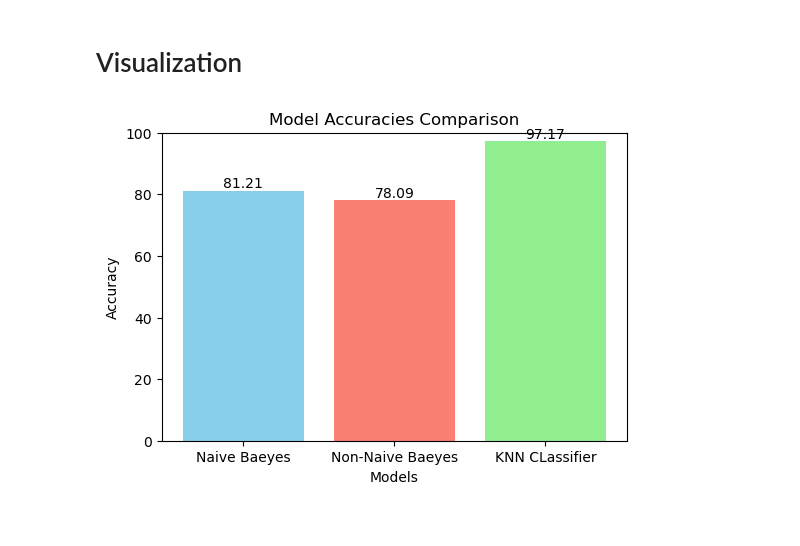
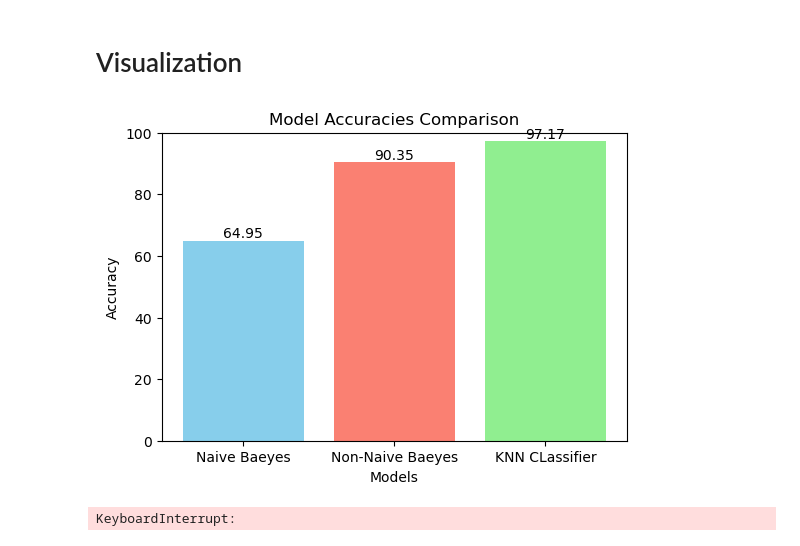
Before and after one commit to AnjaliMizJ/Data-Science-Project, a Jupyter notebook: MNIST/MNIST_Project.ipynb, the cells around one changed output. Cells and saved outputs as stored; diff of their text form; code cells hidden in the pictures.

```diff
--- a/MNIST/MNIST_Project.ipynb
+++ b/MNIST/MNIST_Project.ipynb
@@ -61,4 +63,5 @@ X.shape
 # %% [output]
 (60000, 784)
 # %%
-X
+# Scaling the dataset using min-max function : X = (Xi - Xmin)/(Xmax - Xmin)
+X = X/255
@@ -120,7 +119,7 @@ from scipy.stats import multivariate_normal as mvn
 # %%
 class GaussNB():
 
-    def fit(self, X, y, epsilon = 6e2):
+    def fit(self, X, y, epsilon = 1e-2):
         self.likelihoods = dict()
         self.priors = dict()
         self.K =set(y.astype(int))
@@ -268,20 +267,20 @@ accuracy(y_test,y_hat_test)
 # Visualization
 # %%
 model_names = ['Naive Baeyes', 'Non-Naive Baeyes', 'KNN CLassifier']
-accuracies = [81.21, 78.09, 97.17]  # Replace with actual accuracies
+accuracies = [64.95, 90.35, 97.17]  # Replace with actual accuracies
 
 # Plotting
 plt.figure(figsize=(6, 4))
 plt.bar(model_names, accuracies, color=['skyblue', 'salmon', 'lightgreen'])
 plt.xlabel('Models')
 plt.ylabel('Accuracy')
 plt.title('Model Accuracies Comparison')
 plt.ylim(0, 100)  # Set y-axis from 0 to 1 for accuracy
 
 # Display values on top of bars
 for i, accuracy in enumerate(accuracies):
     plt.text(i, accuracy + 0.01, f"{accuracy:.2f}", ha='center', va='bottom')
 
 plt.show()
 # %% [output]
-[figure, old version]
+[figure, new version]
@@ -287,0 +297,12 @@ plt.show()
+# %%
+tsne = TSNE(n_components=3, random_state=0)
+projections = tsne.fit_transform(features, )
+
+fig = px.scatter_3d(
+    projections, x=0, y=1, z=2,
+    color=df.species, labels={'color': 'labels'}
+)
+fig.update_traces(marker_size=8)
+fig.show()
+# %% [output]
+KeyboardInterrupt:
```
Also changed, not shown: parts of 9 cells of this notebook.
